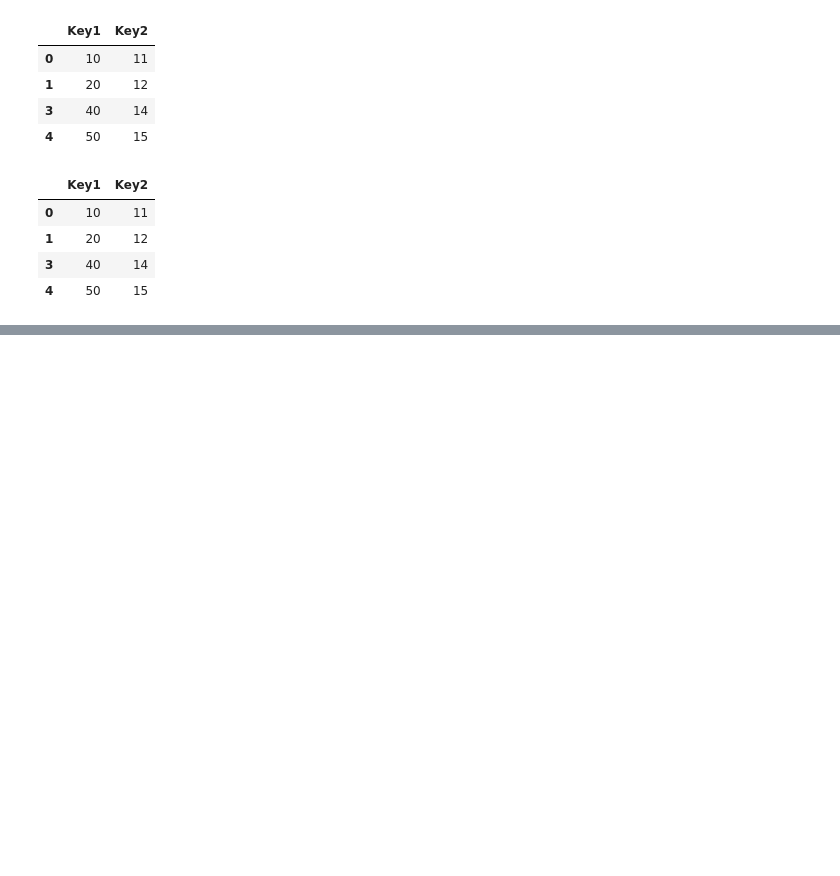
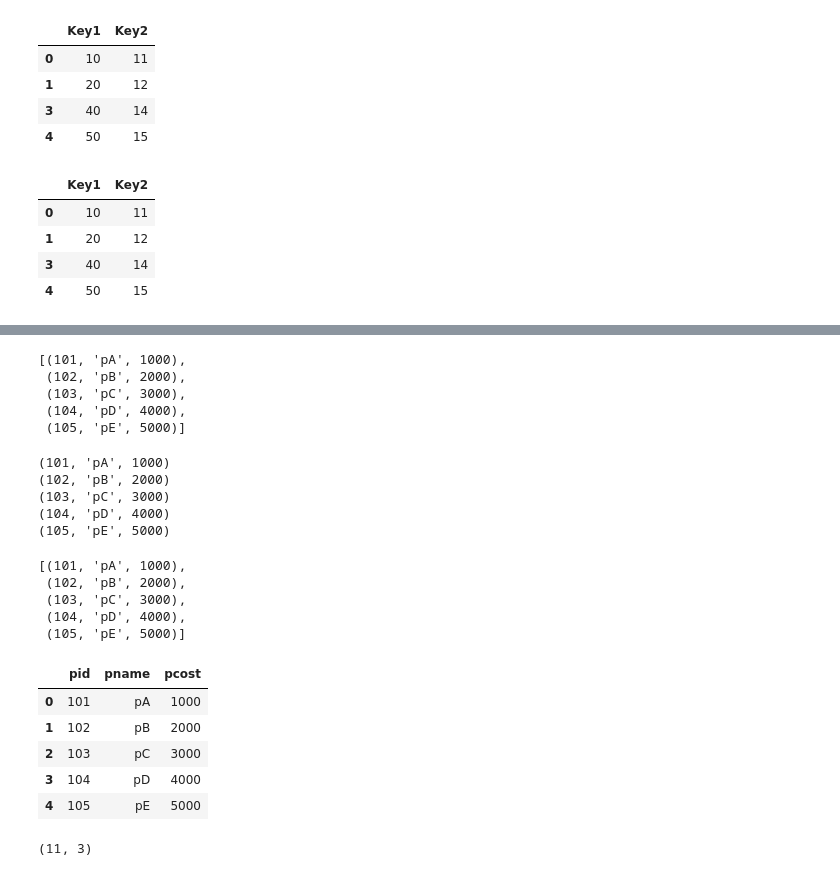
Before and after one commit to pakarthikstudent/DE_Sep, a Jupyter notebook: DAY2/SEP-DE-2.ipynb, the cells around one changed output, grey strips where cells are left out. Saved outputs shown, nothing was run; the diff lists cells and outputs as text; code cells hidden in the pictures; blank space fills up the shorter version.

```diff
--- a/DAY2/SEP-DE-2.ipynb
+++ b/DAY2/SEP-DE-2.ipynb
@@ -1536,0 +1647,28 @@ filtered_result
+# %%
+sth.fetchall()
+# %% [output]
+[(101, 'pA', 1000),
+ (102, 'pB', 2000),
+ (103, 'pC', 3000),
+ (104, 'pD', 4000),
+ (105, 'pE', 5000)]
+# %%
+sth.execute("select *from product")
+# generator
+for var in sth:
+    print(var)
+# %% [output]
+(101, 'pA', 1000)
+(102, 'pB', 2000)
+(103, 'pC', 3000)
+(104, 'pD', 4000)
+(105, 'pE', 5000)
+# %%
+sth.execute("select *from product")
+list(sth) # generator - typecast to list
+# %% [output]
+[(101, 'pA', 1000),
+ (102, 'pB', 2000),
+ (103, 'pC', 3000),
+ (104, 'pD', 4000),
+ (105, 'pE', 5000)]
@@ -1536,0 +1679,16 @@ filtered_result
+# %%
+conn = sqlite3.connect("demo1.db")
+df_product = pd.read_sql_query('select *from product',conn)
+df_product
+# %% [output]
+|  | pid | pname | pcost |
+| 0 | 101 | pA | 1000 |
+| 1 | 102 | pB | 2000 |
+| 2 | 103 | pC | 3000 |
+| 3 | 104 | pD | 4000 |
+| 4 | 105 | pE | 5000 |
+# %%
+r = df_tips.loc[5:15][['total_bill','tip','day']]
+r.shape
+# %% [output]
+(11, 3)
```
Also changed, not shown: parts of 66 cells of this notebook.
